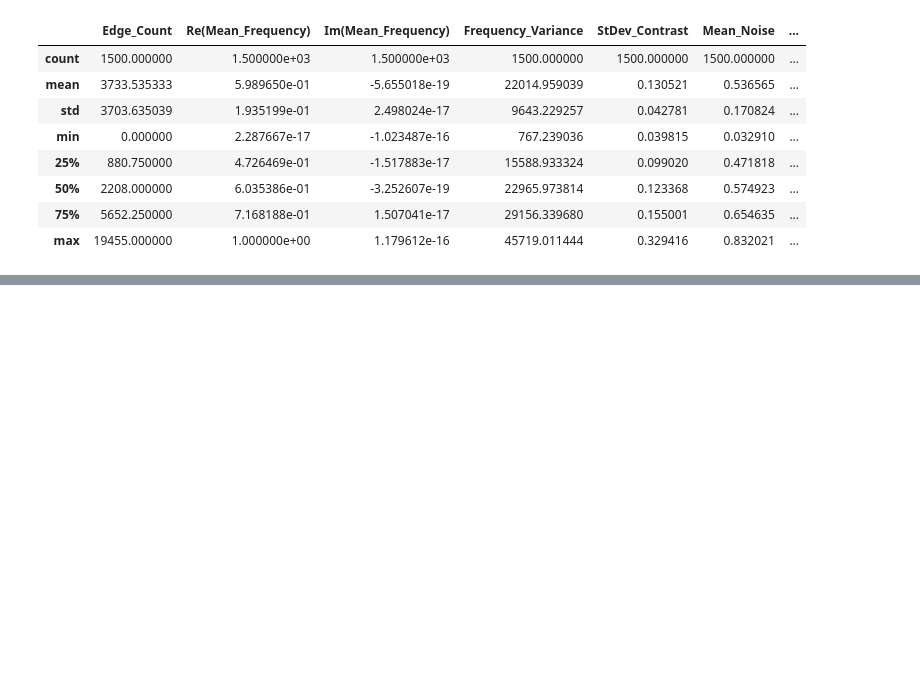
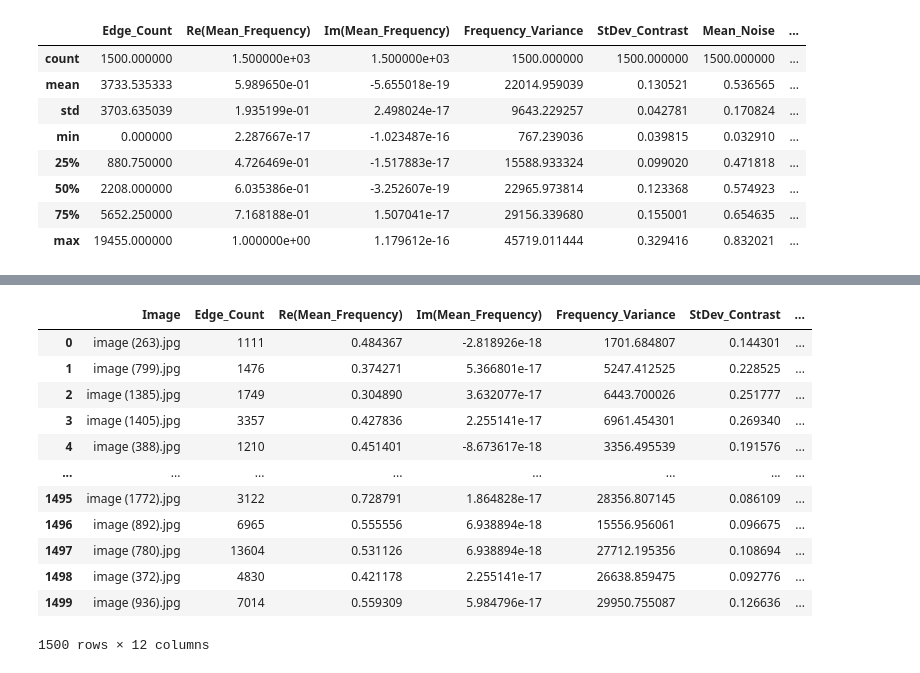
Before and after one commit to epetrimoulx/Plant-Identification-ML, a Jupyter notebook: Preprocessing.ipynb, the cells around one changed output, grey strips where cells are left out. Cells and saved outputs as stored; diff of their text form; code cells hidden in the pictures; blank space fills up the shorter version.

Commit message:
Added additional Columns for if the plants are healhy or sick, and added thier disease type

```diff
--- a/Preprocessing.ipynb
+++ b/Preprocessing.ipynb
@@ -21,6 +17,8 @@ from tensorflow.keras.optimizers import Adam
 # %%
 image_pixel_array = []
 filename = []
+Type = []
+is_healthy = []
 for folder in os.listdir('Plant_leave_diseases_dataset_without_augmentation'):
     if folder.endswith(".DS_Store"):
         continue
@@ -29,6 +27,13 @@ for folder in os.listdir('Plant_leave_diseases_dataset_without_augmentation'):
             filename.append(file)
             image = imread('Plant_leave_diseases_dataset_without_augmentation/' + folder + '/' + file)
             image_pixel_array.append(image)
+        if "___healthy" in folder:
+            is_healthy.append(True)
+            Type.append("None")
+        else:
+            is_healthy.append(False)
+            Type.append(folder.partition("___")[2])
+
 
 image_pixel_array = np.array(image_pixel_array)
 # %% [markdown]
@@ -172,9 +176,11 @@ for image in range(num_images):
         std_noise[image],
         min_intensity[image],
         max_intensity[image],
+        is_healthy[image],
+        Type[image],
     ])
 
-feature_names = ['Image', 'Edge_Count', 'Re(Mean_Frequency)', 'Im(Mean_Frequency)', 'Frequency_Variance', 'StDev_Contrast', 'Mean_Noise', 'StDev_Noise', 'Minimum_Intensity', 'Maximum_Intensity']
+feature_names = ['Image', 'Edge_Count', 'Re(Mean_Frequency)', 'Im(Mean_Frequency)', 'Frequency_Variance', 'StDev_Contrast', 'Mean_Noise', 'StDev_Noise', 'Minimum_Intensity', 'Maximum_Intensity', 'Is_Healthy', 'Disease']
 
 Plant_Dataset = pd.DataFrame(Plant_Data, columns=feature_names)
 Plant_Dataset.to_csv('Feature_Extracted_Plant_Dataset.csv', index=False)
@@ -211,0 +199,16 @@ Plant_Dataset.describe()
+# %%
+Plant_Dataset
+# %% [output]
+|  | Image | Edge_Count | Re(Mean_Frequency) | Im(Mean_Frequency) | Frequency_Variance | StDev_Contrast | ... |
+| 0 | image (263).jpg | 1111 | 0.484367 | -2.818926e-18 | 1701.684807 | 0.144301 | ... |
+| 1 | image (799).jpg | 1476 | 0.374271 | 5.366801e-17 | 5247.412525 | 0.228525 | ... |
+| 2 | image (1385).jpg | 1749 | 0.304890 | 3.632077e-17 | 6443.700026 | 0.251777 | ... |
+| 3 | image (1405).jpg | 3357 | 0.427836 | 2.255141e-17 | 6961.454301 | 0.269340 | ... |
+| 4 | image (388).jpg | 1210 | 0.451401 | -8.673617e-18 | 3356.495539 | 0.191576 | ... |
+| ... | ... | ... | ... | ... | ... | ... | ... |
+| 1495 | image (1772).jpg | 3122 | 0.728791 | 1.864828e-17 | 28356.807145 | 0.086109 | ... |
+| 1496 | image (892).jpg | 6965 | 0.555556 | 6.938894e-18 | 15556.956061 | 0.096675 | ... |
+| 1497 | image (780).jpg | 13604 | 0.531126 | 6.938894e-18 | 27712.195356 | 0.108694 | ... |
+| 1498 | image (372).jpg | 4830 | 0.421178 | 2.255141e-17 | 26638.859475 | 0.092776 | ... |
+| 1499 | image (936).jpg | 7014 | 0.559309 | 5.984796e-17 | 29950.755087 | 0.126636 | ... |
+1500 rows × 12 columns
```
Also changed, not shown: parts of 3 cells of this notebook, 1 other file.
